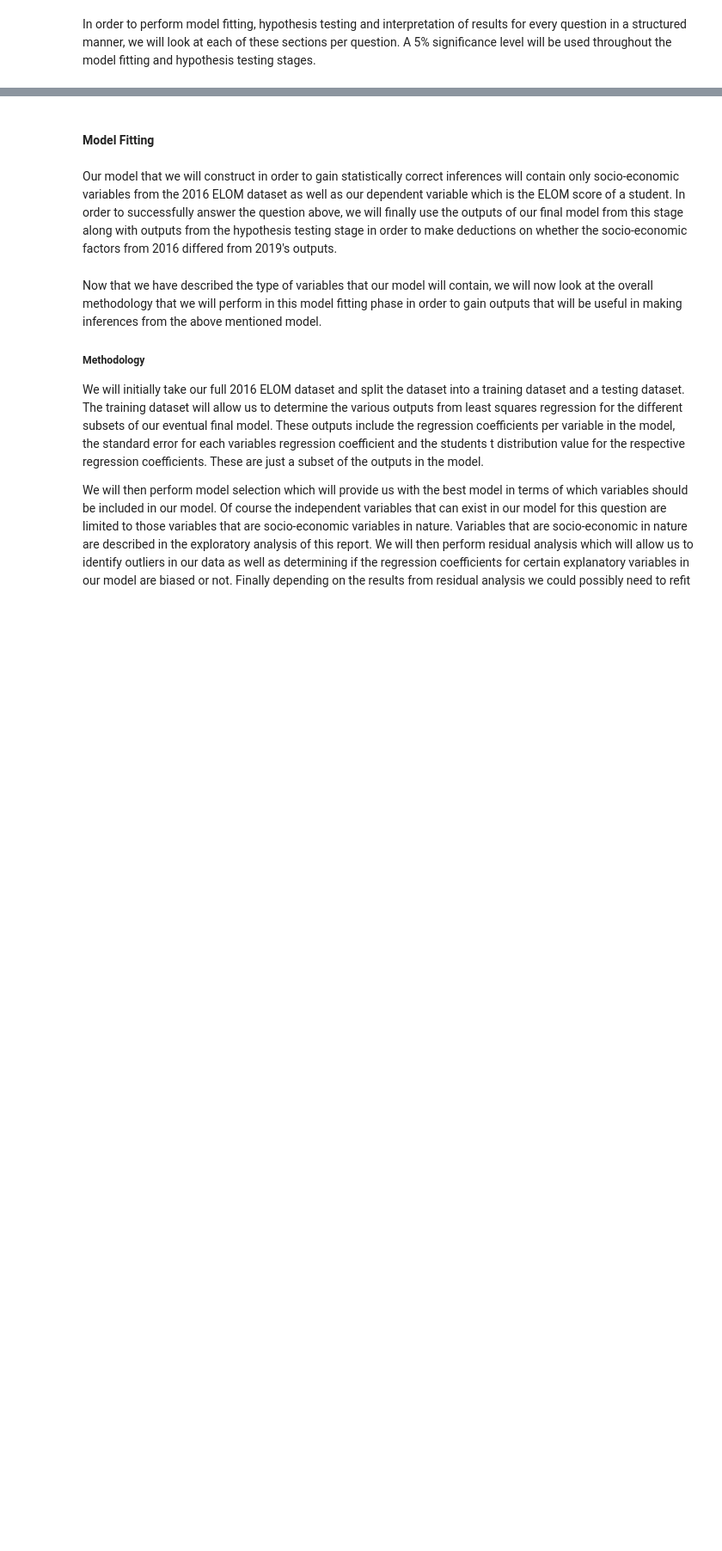
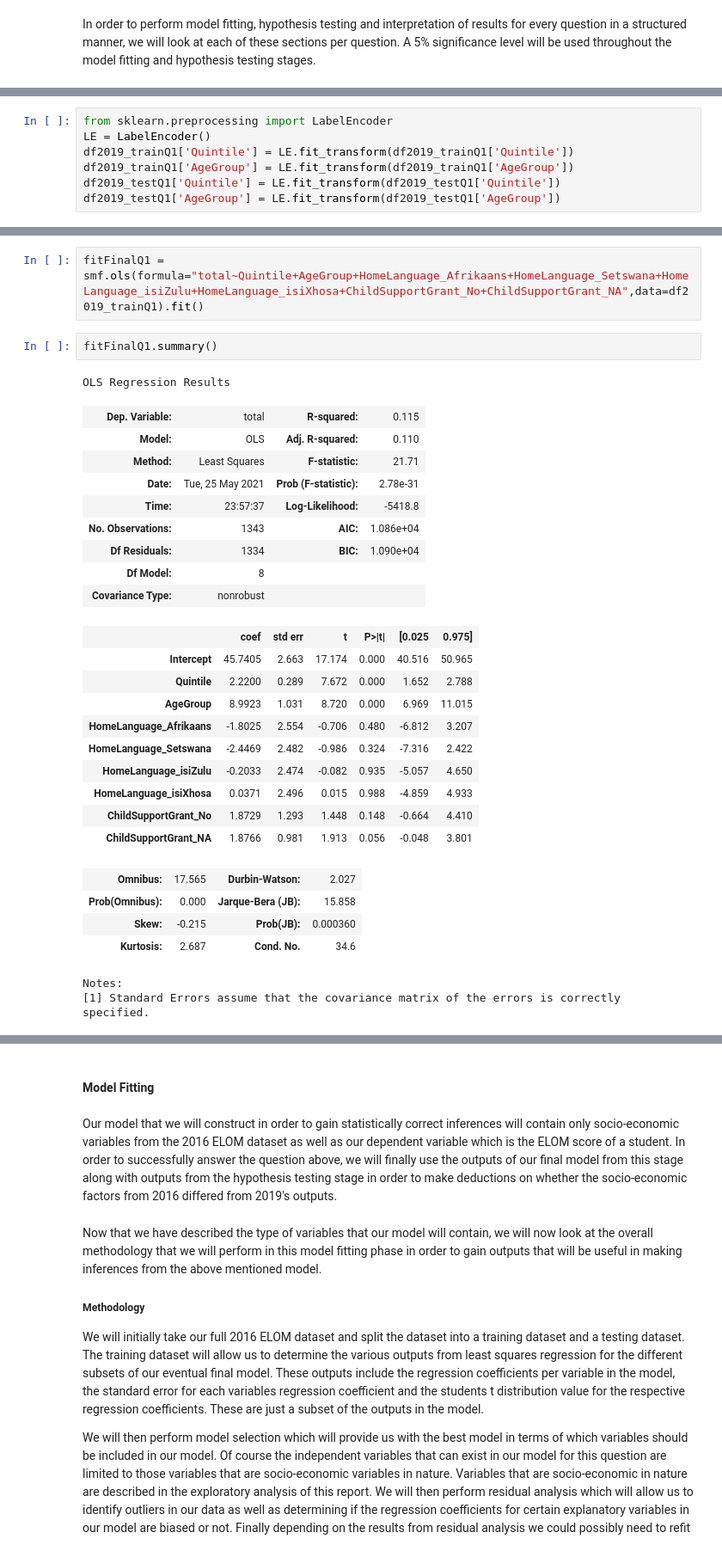
Before and after one commit to bongo1007/DAE, a Jupyter notebook: Project.ipynb, the cells around one changed output, grey strips where cells are left out. Shown at 86% size. Drawn from its saved outputs; the diff is of its cells as text; blank space fills up the shorter version.

```diff
--- a/Project.ipynb
+++ b/Project.ipynb
@@ -617,0 +708,7 @@ In order to perform model fitting, hypothesis testing and interpretation of resu
+# %%
+from sklearn.preprocessing import LabelEncoder
+LE = LabelEncoder()
+df2019_trainQ1['Quintile'] = LE.fit_transform(df2019_trainQ1['Quintile'])
+df2019_trainQ1['AgeGroup'] = LE.fit_transform(df2019_trainQ1['AgeGroup'])
+df2019_testQ1['Quintile'] = LE.fit_transform(df2019_testQ1['Quintile'])
+df2019_testQ1['AgeGroup'] = LE.fit_transform(df2019_testQ1['AgeGroup'])
@@ -617,0 +837,31 @@ In order to perform model fitting, hypothesis testing and interpretation of resu
+# %%
+fitFinalQ1 = smf.ols(formula="total~Quintile+AgeGroup+HomeLanguage_Afrikaans+HomeLanguage_Setswana+HomeLanguage_isiZulu+HomeLanguage_isiXhosa+ChildSupportGrant_No+ChildSupportGrant_NA",data=df2019_trainQ1).fit()
+# %%
+fitFinalQ1.summary()
+# %% [output]
+OLS Regression Results
+| Dep. Variable: | total | R-squared: | 0.115 |
+| Model: | OLS | Adj. R-squared: | 0.110 |
+| Method: | Least Squares | F-statistic: | 21.71 |
+| Date: | Tue, 25 May 2021 | Prob (F-statistic): | 2.78e-31 |
+| Time: | 23:57:37 | Log-Likelihood: | -5418.8 |
+| No. Observations: | 1343 | AIC: | 1.086e+04 |
+| Df Residuals: | 1334 | BIC: | 1.090e+04 |
+| Df Model: | 8 |  |  |
+| Covariance Type: | nonrobust |  |  |
+|  | coef | std err | t | P>|t| | [0.025 | 0.975] |
+| Intercept | 45.7405 | 2.663 | 17.174 | 0.000 | 40.516 | 50.965 |
+| Quintile | 2.2200 | 0.289 | 7.672 | 0.000 | 1.652 | 2.788 |
+| AgeGroup | 8.9923 | 1.031 | 8.720 | 0.000 | 6.969 | 11.015 |
+| HomeLanguage_Afrikaans | -1.8025 | 2.554 | -0.706 | 0.480 | -6.812 | 3.207 |
+| HomeLanguage_Setswana | -2.4469 | 2.482 | -0.986 | 0.324 | -7.316 | 2.422 |
+| HomeLanguage_isiZulu | -0.2033 | 2.474 | -0.082 | 0.935 | -5.057 | 4.650 |
+| HomeLanguage_isiXhosa | 0.0371 | 2.496 | 0.015 | 0.988 | -4.859 | 4.933 |
+| ChildSupportGrant_No | 1.8729 | 1.293 | 1.448 | 0.148 | -0.664 | 4.410 |
+| ChildSupportGrant_NA | 1.8766 | 0.981 | 1.913 | 0.056 | -0.048 | 3.801 |
+| Omnibus: | 17.565 | Durbin-Watson: | 2.027 |
+| Prob(Omnibus): | 0.000 | Jarque-Bera (JB): | 15.858 |
+| Skew: | -0.215 | Prob(JB): | 0.000360 |
+| Kurtosis: | 2.687 | Cond. No. | 34.6 |
+Notes:
+[1] Standard Errors assume that the covariance matrix of the errors is correctly specified.
```
Also changed, not shown: parts of 36 cells of this notebook.
